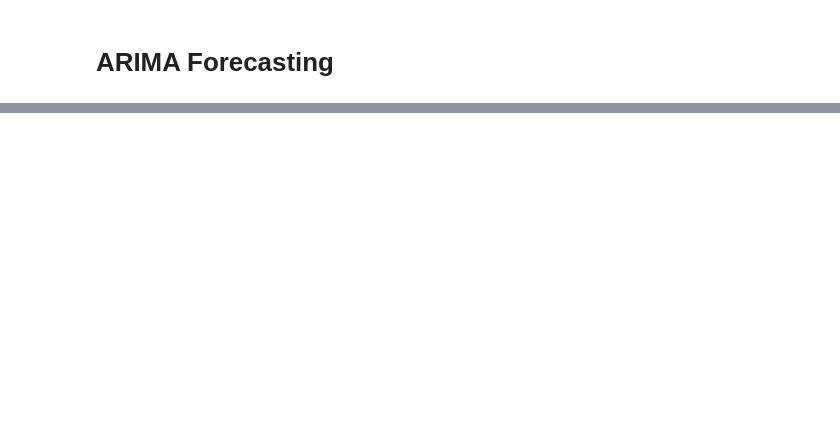
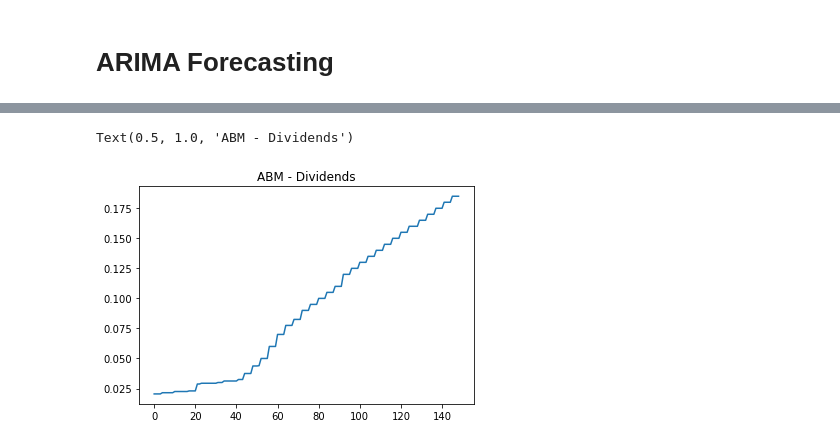
Before and after one commit to danpelis/DividendChampionPredictor, a Jupyter notebook: ARIMA_Forecasting.ipynb, the cells around one changed output, grey strips where cells are left out. Saved outputs shown, nothing was run; the diff lists cells and outputs as text; code cells hidden in the pictures; blank space fills up the shorter version.

```diff
--- a/ARIMA_Forecasting.ipynb
+++ b/ARIMA_Forecasting.ipynb
@@ -11,0 +32,6 @@ from sklearn.metrics import mean_squared_error
+# %%
+plt.plot(dividends)
+plt.title(f'{company} - Dividends')
+# %% [output]
+Text(0.5, 1.0, 'ABM - Dividends')
+[figure, added]
```
Also changed, not shown: parts of 19 cells of this notebook.
